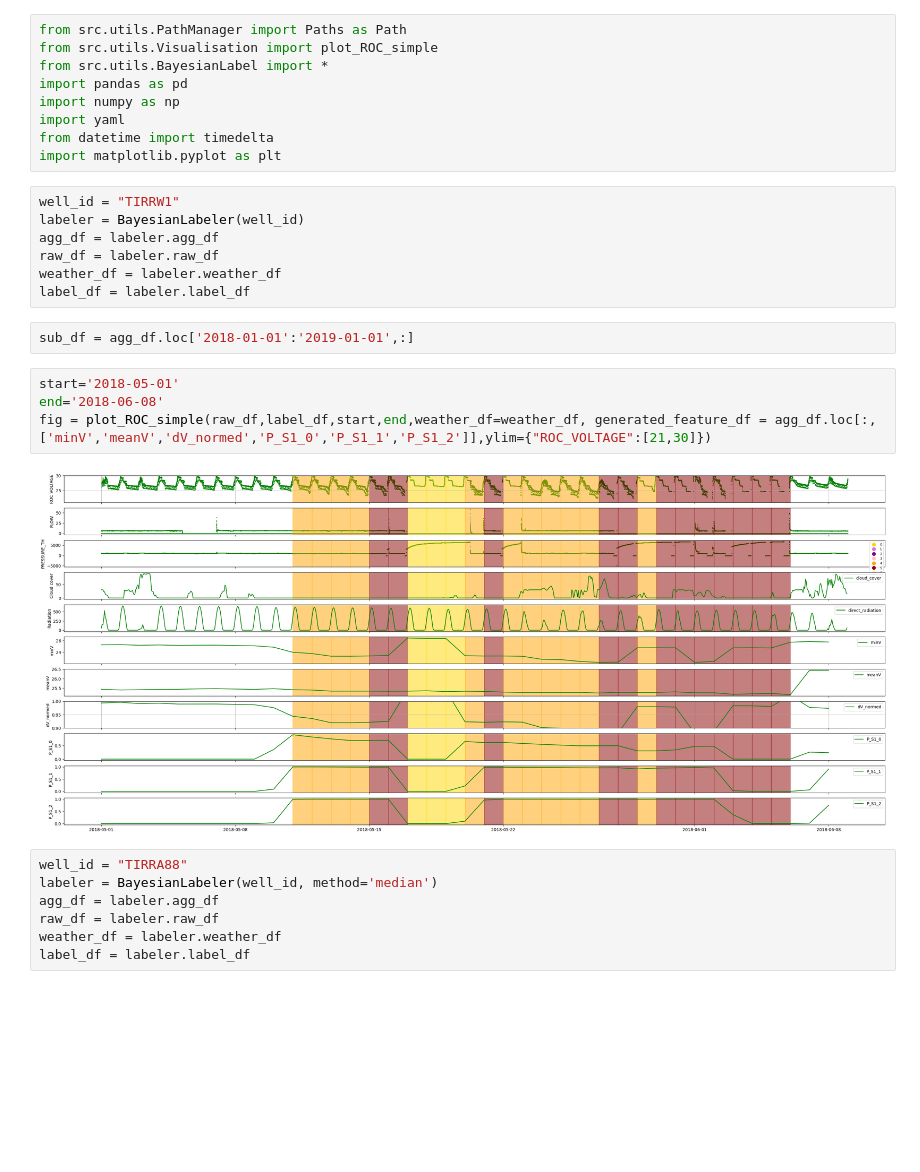
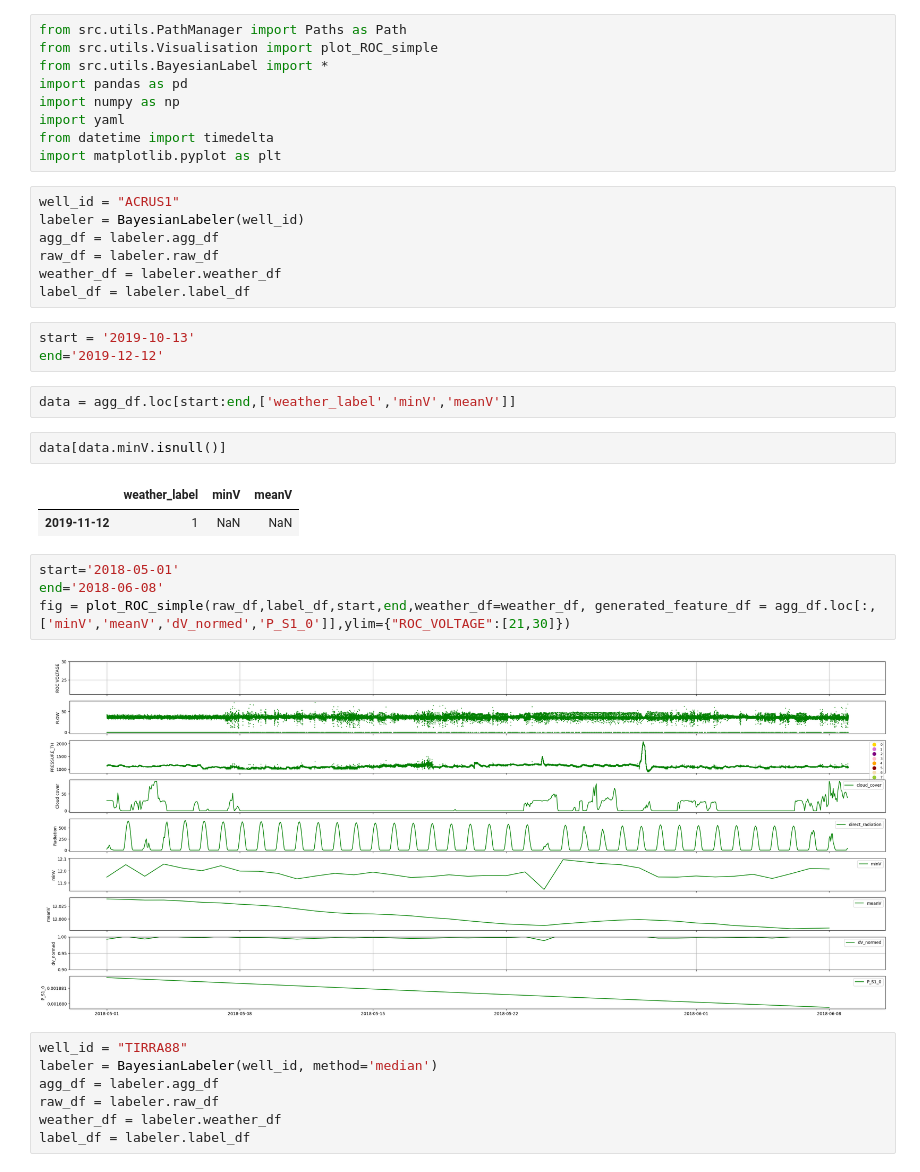
Before and after one commit to HarryLe95/Consilium_ROC_HOANG, a Jupyter notebook: app/Regression.ipynb, the cells around one changed output. Cells and saved outputs as stored; diff of their text form; blank space fills up the shorter version.

```diff
--- a/app/Regression.ipynb
+++ b/app/Regression.ipynb
@@ -8,20 +8,28 @@ import yaml
 from datetime import timedelta
 import matplotlib.pyplot as plt
 # %%
-well_id = "TIRRW1"
+well_id = "ACRUS1"
 labeler = BayesianLabeler(well_id)
 agg_df = labeler.agg_df
 raw_df = labeler.raw_df
 weather_df = labeler.weather_df
 label_df = labeler.label_df
-# %%
-sub_df = agg_df.loc['2018-01-01':'2019-01-01',:]
+# %%
+start = '2019-10-13'
+end='2019-12-12'
+# %%
+data = agg_df.loc[start:end,['weather_label','minV','meanV']]
+# %%
+data[data.minV.isnull()]
+# %% [output]
+|  | weather_label | minV | meanV |
+| 2019-11-12 | 1 | NaN | NaN |
 # %%
 start='2018-05-01'
 end='2018-06-08'
-fig = plot_ROC_simple(raw_df,label_df,start,end,weather_df=weather_df, generated_feature_df = agg_df.loc[:,['minV','meanV','dV_normed','P_S1_0','P_S1_1','P_S1_2']],ylim={"ROC_VOLTAGE":[21,30]})
+fig = plot_ROC_simple(raw_df,label_df,start,end,weather_df=weather_df, generated_feature_df = agg_df.loc[:,['minV','meanV','dV_normed','P_S1_0']],ylim={"ROC_VOLTAGE":[21,30]})
 # %% [output]
-[figure, old version]
+[figure, new version]
 # %%
 well_id = "TIRRA88"
 labeler = BayesianLabeler(well_id, method='median')
```
Also changed, not shown: parts of 15 cells of this notebook, 2 other files.
